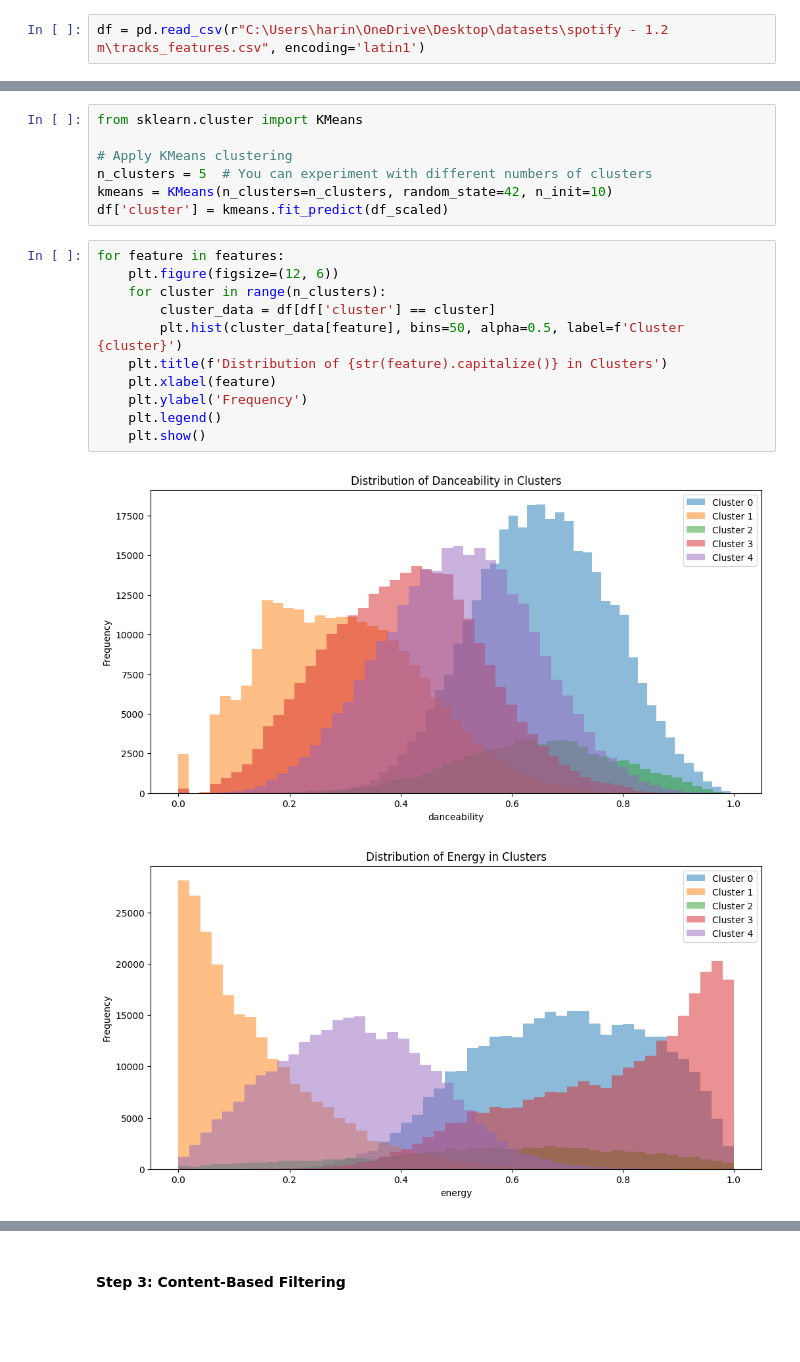
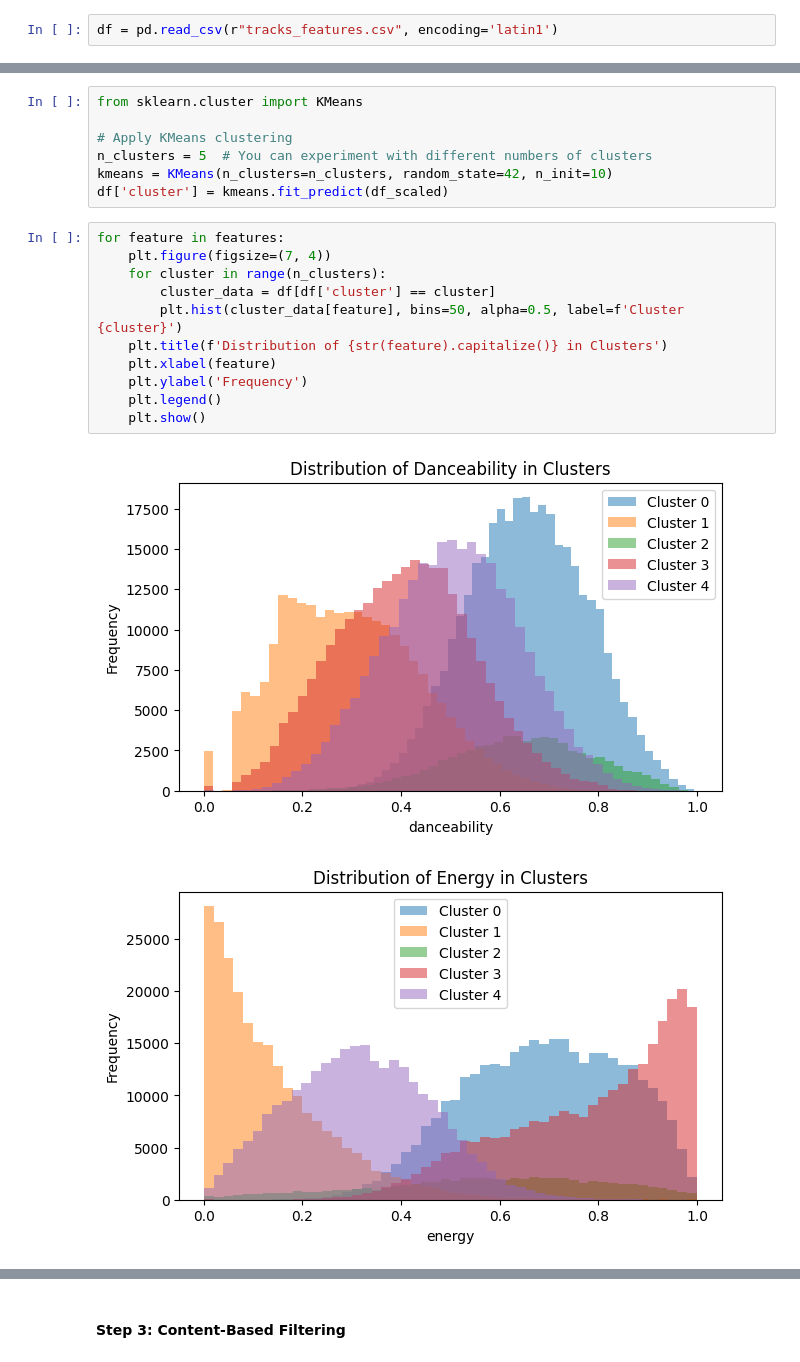
Before and after one commit to Harinisri012/Melodymatch-Songs-Recommendation-System, a Jupyter notebook: Melody Match - songs recommendation system .ipynb, the cells around one changed output, grey strips where cells are left out. Cells and saved outputs as stored; diff of their text form; blank space fills up the shorter version.

```diff
--- a/Melody Match - songs recommendation system .ipynb
+++ b/Melody Match - songs recommendation system .ipynb
@@ -37,5 +39,5 @@ from sklearn.manifold import TSNE
 # %%
-df = pd.read_csv(r"C:\Users\harin\OneDrive\Desktop\datasets\spotify - 1.2 m\tracks_features.csv", encoding='latin1')
+df = pd.read_csv(r"tracks_features.csv", encoding='latin1')
 # %%
 df.head()
 # %% [output]
@@ -221,15 +223,15 @@ kmeans = KMeans(n_clusters=n_clusters, random_state=42, n_init=10)
 df['cluster'] = kmeans.fit_predict(df_scaled)
 # %%
 for feature in features:
-    plt.figure(figsize=(12, 6))
+    plt.figure(figsize=(7, 4))
     for cluster in range(n_clusters):
         cluster_data = df[df['cluster'] == cluster]
         plt.hist(cluster_data[feature], bins=50, alpha=0.5, label=f'Cluster {cluster}')
     plt.title(f'Distribution of {str(feature).capitalize()} in Clusters')
     plt.xlabel(feature)
     plt.ylabel('Frequency')
     plt.legend()
     plt.show()
 # %% [output]
-[figure, old version]
+[figure, new version]
-[figure, old version]
+[figure, new version]
```
Also changed, not shown: parts of 16 cells of this notebook, 4 other files.
